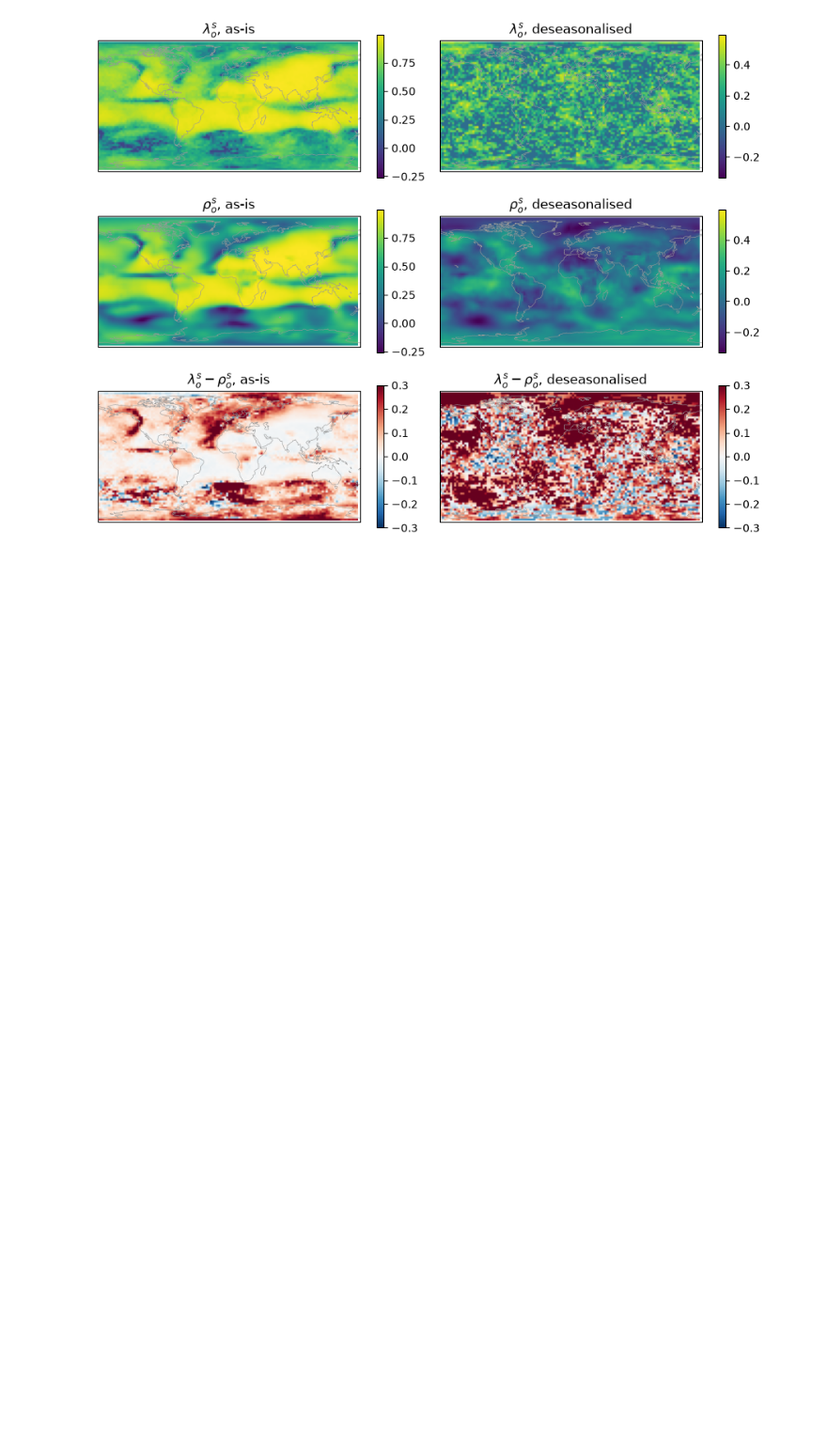
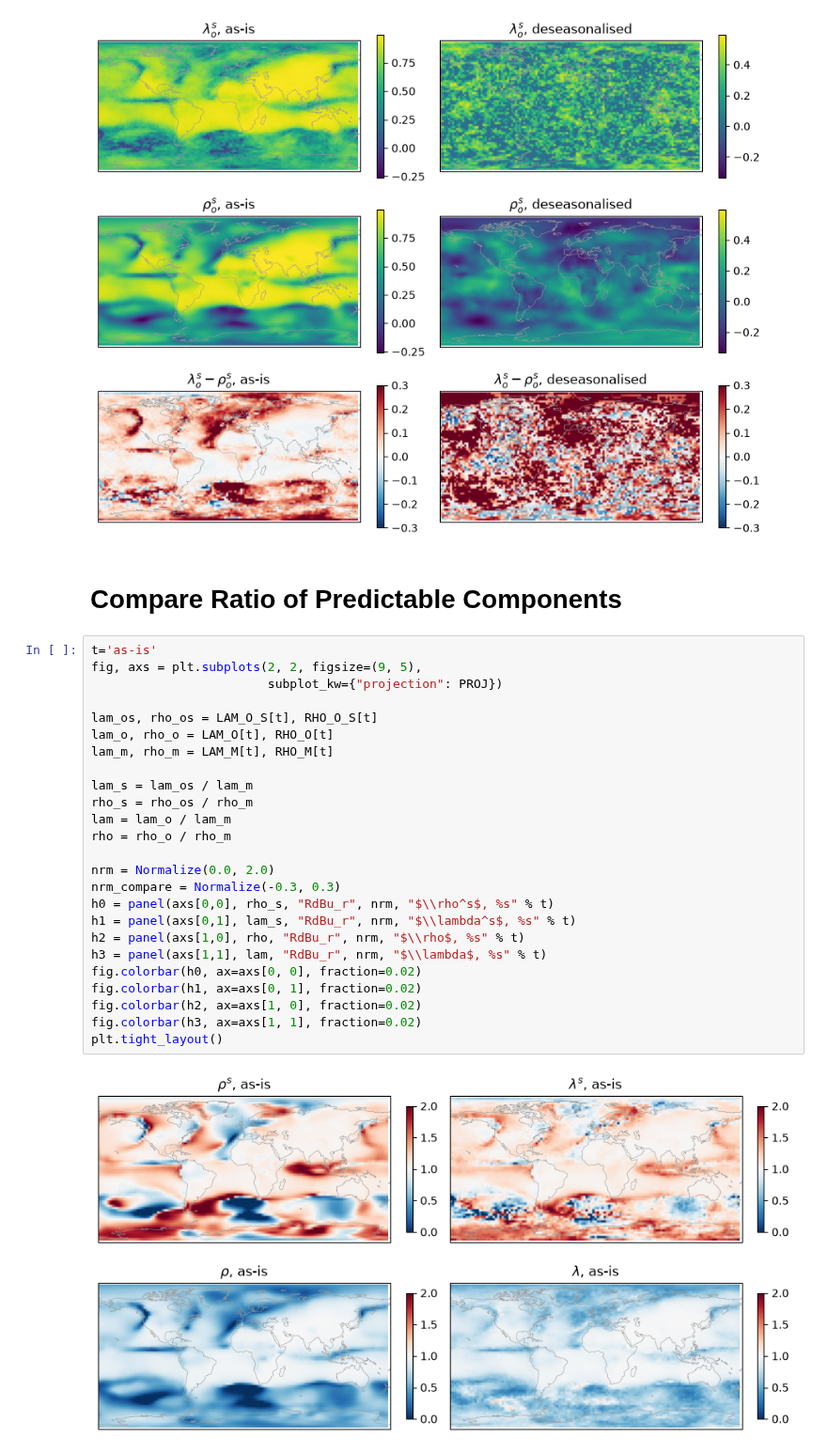
Before and after one commit to jaspercjp/information-snp, a Jupyter notebook: notebooks/granger_lin_lambda_m.ipynb, the cells around one changed output. Shown at 94% size. Drawn from its saved outputs; the diff is of its cells as text; blank space fills up the shorter version.

```diff
--- a/notebooks/granger_lin_lambda_m.ipynb
+++ b/notebooks/granger_lin_lambda_m.ipynb
@@ -463,3 +463,32 @@ plt.tight_layout()
 plt.show()
 # %% [output]
 [figure]
+# %% [markdown]
+# Compare Ratio of Predictable Components
+# %%
+t='as-is'
+fig, axs = plt.subplots(2, 2, figsize=(9, 5),
+                        subplot_kw={"projection": PROJ})
+
+lam_os, rho_os = LAM_O_S[t], RHO_O_S[t]
+lam_o, rho_o = LAM_O[t], RHO_O[t]
+lam_m, rho_m = LAM_M[t], RHO_M[t]
+
+lam_s = lam_os / lam_m
+rho_s = rho_os / rho_m
+lam = lam_o / lam_m
+rho = rho_o / rho_m
+
+nrm = Normalize(0.0, 2.0)
+nrm_compare = Normalize(-0.3, 0.3)
+h0 = panel(axs[0,0], rho_s, "RdBu_r", nrm, "$\\rho^s$, %s" % t)
+h1 = panel(axs[0,1], lam_s, "RdBu_r", nrm, "$\\lambda^s$, %s" % t)
+h2 = panel(axs[1,0], rho, "RdBu_r", nrm, "$\\rho$, %s" % t)
+h3 = panel(axs[1,1], lam, "RdBu_r", nrm, "$\\lambda$, %s" % t)
+fig.colorbar(h0, ax=axs[0, 0], fraction=0.02)
+fig.colorbar(h1, ax=axs[0, 1], fraction=0.02)
+fig.colorbar(h2, ax=axs[1, 0], fraction=0.02)
+fig.colorbar(h3, ax=axs[1, 1], fraction=0.02)
+plt.tight_layout()
+# %% [output]
+[figure, added]
```
Also changed, not shown: parts of 6 cells of this notebook.
